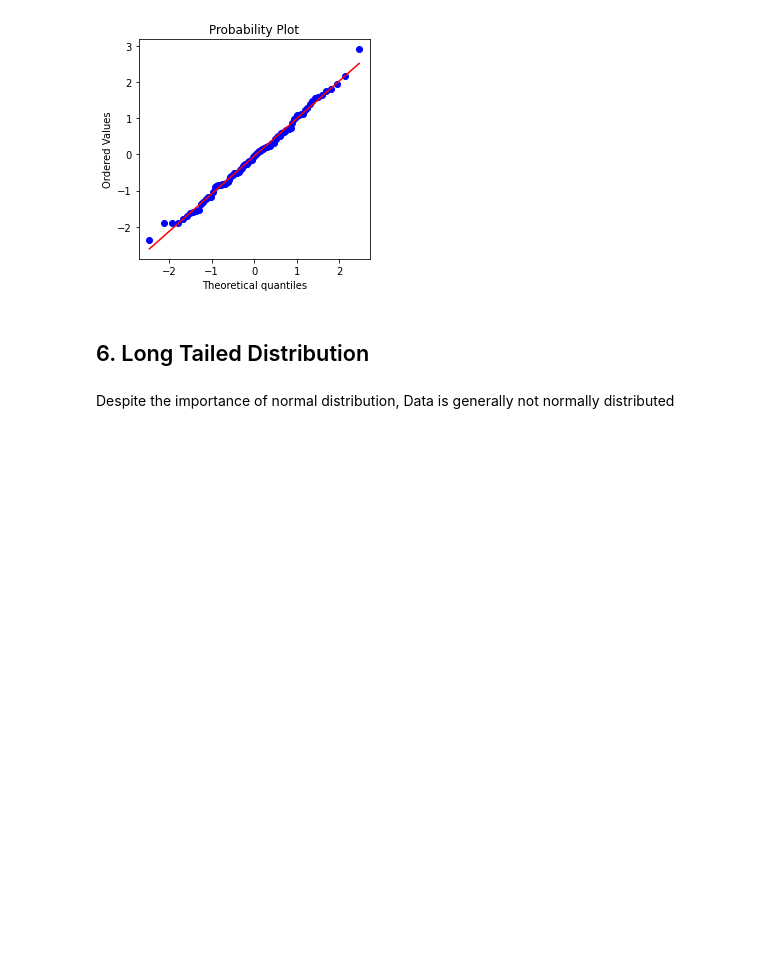
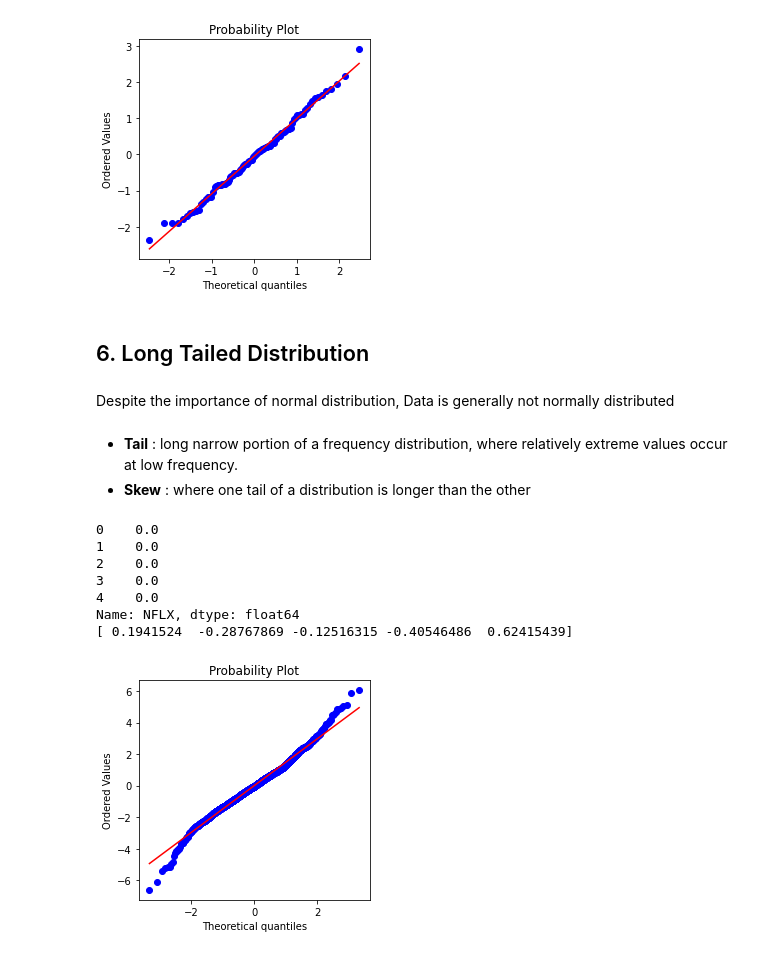
Before and after one commit to chikoungoun/Practical-Stats-for-DS, a Jupyter notebook: PS for DS - Chap 2.ipynb, the cells around one changed output. Drawn from its saved outputs; the diff is of its cells as text; code cells hidden in the pictures; blank space fills up the shorter version.

Commit message:
Long tailed distribution

```diff
--- a/PS for DS - Chap 2.ipynb
+++ b/PS for DS - Chap 2.ipynb
@@ -33,6 +33,7 @@ except ImportError:
 # %%
 # file load
 LOANS_INCOME_CSV = DATA / 'loans_income.csv'
+SP500_DATA_CSV = DATA / 'sp500_data.csv.gz'
 # %% [markdown]
 ## Data and Sampling Distribution
 # %% [markdown]
@@ -307,3 +308,28 @@ plt.show()
 ## 6. Long Tailed Distribution
 # %% [markdown]
 Despite the importance of normal distribution, Data is generally not normally distributed
+# %% [markdown]
+* **Tail** : long narrow portion of a frequency distribution, where relatively extreme values occur at low frequency.
+* **Skew** : where one tail of a distribution is longer than the other
+# %%
+sp500_px = pd.read_csv(SP500_DATA_CSV)
+
+nflx = sp500_px.NFLX
+print(nflx.head())
+
+nflx = np.diff(np.log(nflx[nflx>0]))
+print(nflx[:5])
+fig,ax = plt.subplots(figsize=(4,4))
+stats.probplot(nflx,plot=ax)
+
+plt.tight_layout()
+plt.show()
+# %% [output]
+0    0.0
+1    0.0
+2    0.0
+3    0.0
+4    0.0
+Name: NFLX, dtype: float64
+[ 0.1941524  -0.28767869 -0.12516315 -0.40546486  0.62415439]
+[figure, added]
```
